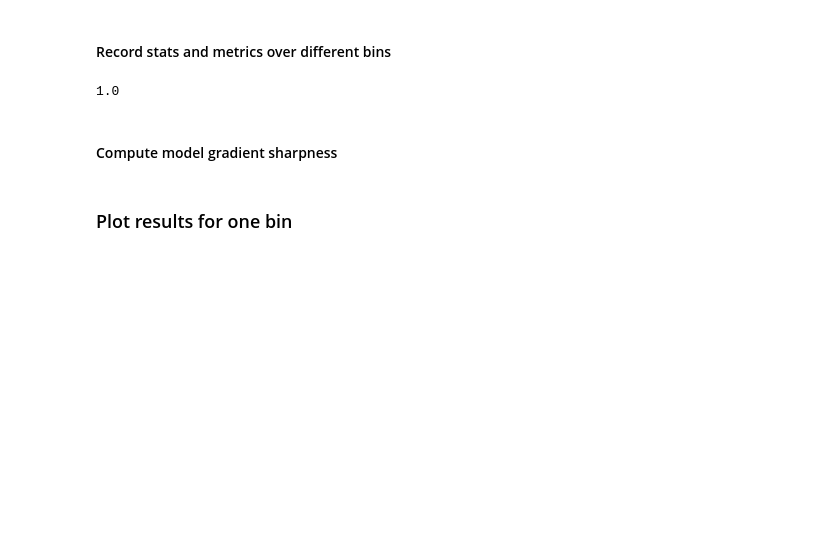
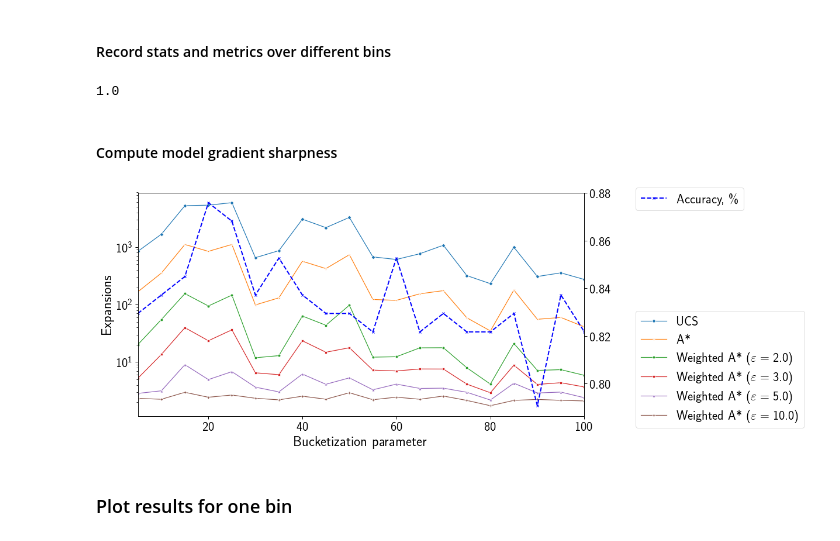
Before and after one commit to spring-epfl/trickster, a Jupyter notebook: notebooks/bots_experiment.ipynb, the cells around one changed output. Cells and saved outputs as stored; diff of their text form; code cells hidden in the pictures; blank space fills up the shorter version.

```diff
--- a/notebooks/bots_experiment.ipynb
+++ b/notebooks/bots_experiment.ipynb
@@ -2,7 +2,7 @@
 BAND = '1k'
 TARGET_CONFIDENCE = 0.5
 FOCUS_BINS = 20
-REPORT_PATH_TEMPLATE = '../out/reports/bots_band_%s_target_%1.1f_new.pkl'
+REPORT_PATH_TEMPLATE = '../out/reports/bots_band_%s_target_%1.1f.pkl'
 # Overrided REPORT_PATH_TEMPLATE
 REPORT_PATH = None
 FIGS_PATH = '../out/images'
@@ -295,50 +295,52 @@ for coef_vec in coefs:
 coefs_norm = np.array(coefs_norm)
 sharpness = np.array([np.ediff1d(coef).mean() for coef in coefs_norm])
 # %%
-# fig, ax = plt.subplots()
+fig, ax = plt.subplots()
 
-# sns.lineplot(data=attack_perf_df.query('eps == 0'),
-#              x='bins', y='expansions', ax=ax, label='UCS', ci=None,
-#              marker=MARKERS[0])
+sns.lineplot(data=attack_perf_df.query('eps == 0'),
+             x='bins', y='expansions', ax=ax, label='UCS', ci=None,
+             marker=MARKERS[0])
 
-# sns.lineplot(data=attack_perf_df.query('eps == 1'),
-#              x='bins', y='expansions', ax=ax, label='A*', ci=None,
-#              marker=MARKERS[1])
+sns.lineplot(data=attack_perf_df.query('eps == 1'),
+             x='bins', y='expansions', ax=ax, label='A*', ci=None,
+             marker=MARKERS[1])
 
-# for i, eps in enumerate(WEIGHTED_EPSILONS):
-#     sns.lineplot(data=attack_perf_df.query('{0} - 0.1 < eps < {0} + 0.1'.format(eps)),
-#                  x='bins', y='expansions', ax=ax,
-#                  label='Weighted A* ($\\varepsilon = %1.1f$)' % eps,
-#                  ci=None, marker=MARKERS[i + 2])
+for i, eps in enumerate(WEIGHTED_EPSILONS):
+    sns.lineplot(data=attack_perf_df.query('{0} - 0.1 < eps < {0} + 0.1'.format(eps)),
+                 x='bins', y='expansions', ax=ax,
+                 label='Weighted A* ($\\varepsilon = %1.1f$)' % eps,
+                 ci=None, marker=MARKERS[i + 2])
 
-# if BEST_FIRST_EPSILON is not None:
-#     sns.lineplot(data=attack_perf_df.query('eps == %d' % BEST_FIRST_EPSILON),
-#                  x='bins', y='expansions', ax=ax, label='Best-first',
-#                  ci=None)
+if BEST_FIRST_EPSILON is not None:
+    sns.lineplot(data=attack_perf_df.query('eps == %d' % BEST_FIRST_EPSILON),
+                 x='bins', y='expansions', ax=ax, label='Best-first',
+                 ci=None)
 
-# ax.set_ylabel('Expansions')
-# ax.set_xlabel('Bucketization parameter')
-# ax.set_xlim(5, 100)
-# ax.set_yscale('log')
-# legend_artist = ax.legend(bbox_to_anchor=(1.1, 0.5))
+ax.set_ylabel('Expansions')
+ax.set_xlabel('Bucketization parameter')
+ax.set_xlim(5, 100)
+ax.set_yscale('log')
+legend_artist = ax.legend(bbox_to_anchor=(1.1, 0.5))
 
-# ax2 = ax.twinx()
-# ax2.plot(clf_perf_df.bins, clf_perf_df.accuracy,
-#          label='Accuracy, \%',
-#          linestyle='--', color='blue', marker='x', linewidth=2)
-# # ax2.plot(clf_perf_df.bins, clf_perf_df.robustness / clf_perf_df.robustness.max() * 100,
-# #          label='Relative* adv. robustness, \%',
-# #          linestyle='--', color='red', marker='v', linewidth=2.5)
-# # ax2.set_yscale('log')
-# legend_artist2 = ax2.legend(loc=2, bbox_to_anchor=(1.1, 1.05))
+ax2 = ax.twinx()
+ax2.plot(clf_perf_df.bins, clf_perf_df.accuracy,
+         label='Accuracy, \%',
+         linestyle='--', color='blue', marker='x', linewidth=2)
+# ax2.plot(clf_perf_df.bins, clf_perf_df.robustness / clf_perf_df.robustness.max() * 100,
+#          label='Relative* adv. robustness, \%',
+#          linestyle='--', color='red', marker='v', linewidth=2.5)
+# ax2.set_yscale('log')
+legend_artist2 = ax2.legend(loc=2, bbox_to_anchor=(1.1, 1.05))
 
-# fig.set_figwidth(FIGWIDTH * 2)
-# fig.set_figheight(FIGHEIGHT)
-# fig.set_tight_layout('tight')
+fig.set_figwidth(FIGWIDTH * 2)
+fig.set_figheight(FIGHEIGHT)
+fig.set_tight_layout('tight')
 
-# if SAVE_PLOTS:
-#     save_fig(fig, 'bots_different_bins_perf_band_{}_target_{:1.1f}.pdf', BAND, TARGET_CONFIDENCE,
-#              bbox_extra_artists=[legend_artist, legend_artist2], bbox_inches='tight')
+if SAVE_PLOTS:
+    save_fig(fig, 'bots_different_bins_perf_band_{}_target_{:1.1f}.pdf', BAND, TARGET_CONFIDENCE,
+             bbox_extra_artists=[legend_artist, legend_artist2], bbox_inches='tight')
+# %% [output]
+[figure, added]
 # %% [markdown]
 ### Plot results for one bin
 # %%
```
Also changed, not shown: parts of 3 cells of this notebook.
